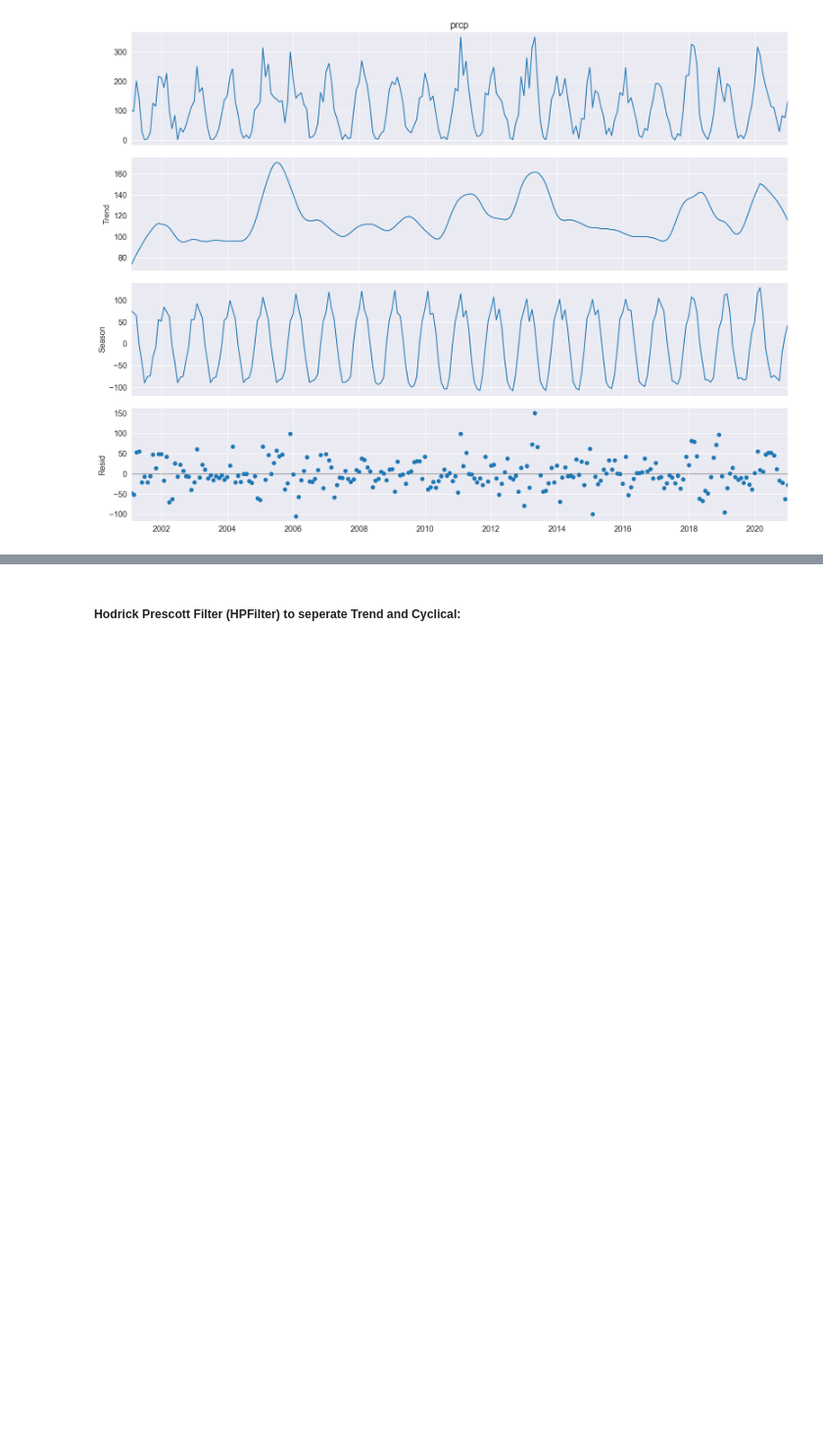
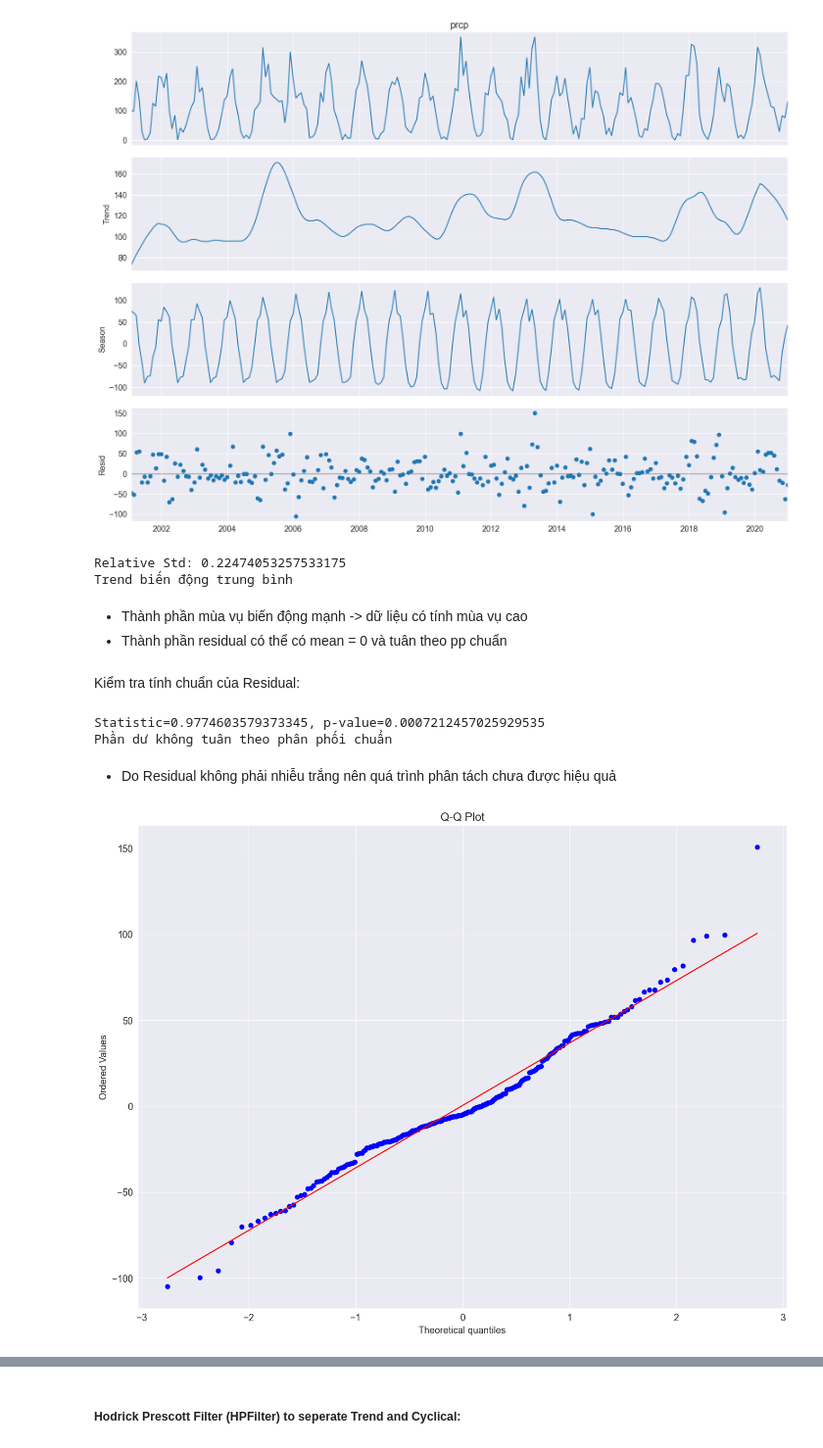
Before and after one commit to Kizza2014/time_series_climate_weather_surface_of_Brazil, a Jupyter notebook: analysis.ipynb, the cells around one changed output, grey strips where cells are left out. Shown: that part at 98% size. Drawn from its saved outputs; the diff is of its cells as text; code cells hidden in the pictures; blank space fills up the shorter version.

```diff
--- a/analysis.ipynb
+++ b/analysis.ipynb
@@ -176,3 +175,53 @@ plt.savefig('decomposition/stl.png')
 # %% [output]
 <Figure size 1600x1200 with 0 Axes>
 [figure]
+# %%
+# relative std of trend
+import numpy as np
+
+std_trend = np.std(res.trend)
+std_original = np.std(data['prcp'])
+
+relative_std = std_trend / std_original
+print(f"Relative Std: {relative_std}")
+
+if relative_std < 0.2:
+    print("Trend biến động nhẹ")
+elif relative_std < 0.5:
+    print("Trend biến động trung bình")
+else:
+    print("Trend biến động mạnh")
+# %% [output]
+Relative Std: 0.22474053257533175
+Trend biến động trung bình
+# %% [markdown]
+- Thành phần mùa vụ biến động mạnh -> dữ liệu có tính mùa vụ cao
+- Thành phần residual có thể có mean = 0 và tuân theo pp chuẩn
+# %% [markdown]
+Kiểm tra tính chuẩn của Residual:
+# %%
+# Shapiro-Wilk test
+from scipy.stats import shapiro
+
+data = res.resid
+stat, p = shapiro(data)
+print(f"Statistic={stat}, p-value={p}")
+
+if p > 0.05:
+    print("Phần dư có thể tuân theo phân phối chuẩn")
+else:
+    print("Phần dư không tuân theo phân phối chuẩn")
+# %% [output]
+Statistic=0.9774603579373345, p-value=0.0007212457025929535
+Phần dư không tuân theo phân phối chuẩn
+# %% [markdown]
+- Do Residual không phải nhiễu trắng nên quá trình phân tách chưa được hiệu quả
+# %%
+# qq-plot
+import scipy.stats as stats
+
+stats.probplot(data, dist="norm", plot=plt)
+plt.title("Q-Q Plot")
+plt.show()
+# %% [output]
+[figure, added]
```
Also changed, not shown: parts of 8 cells of this notebook, 3 other files.
